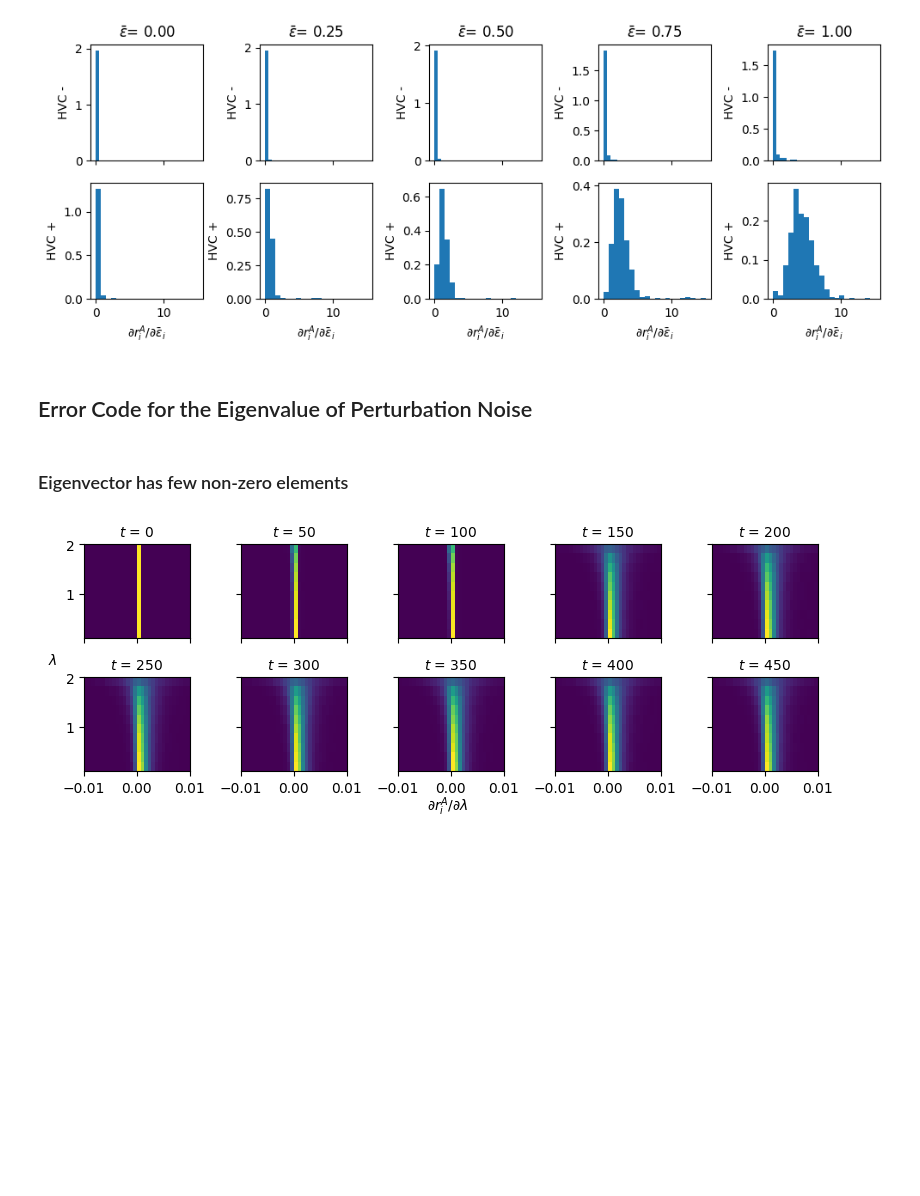
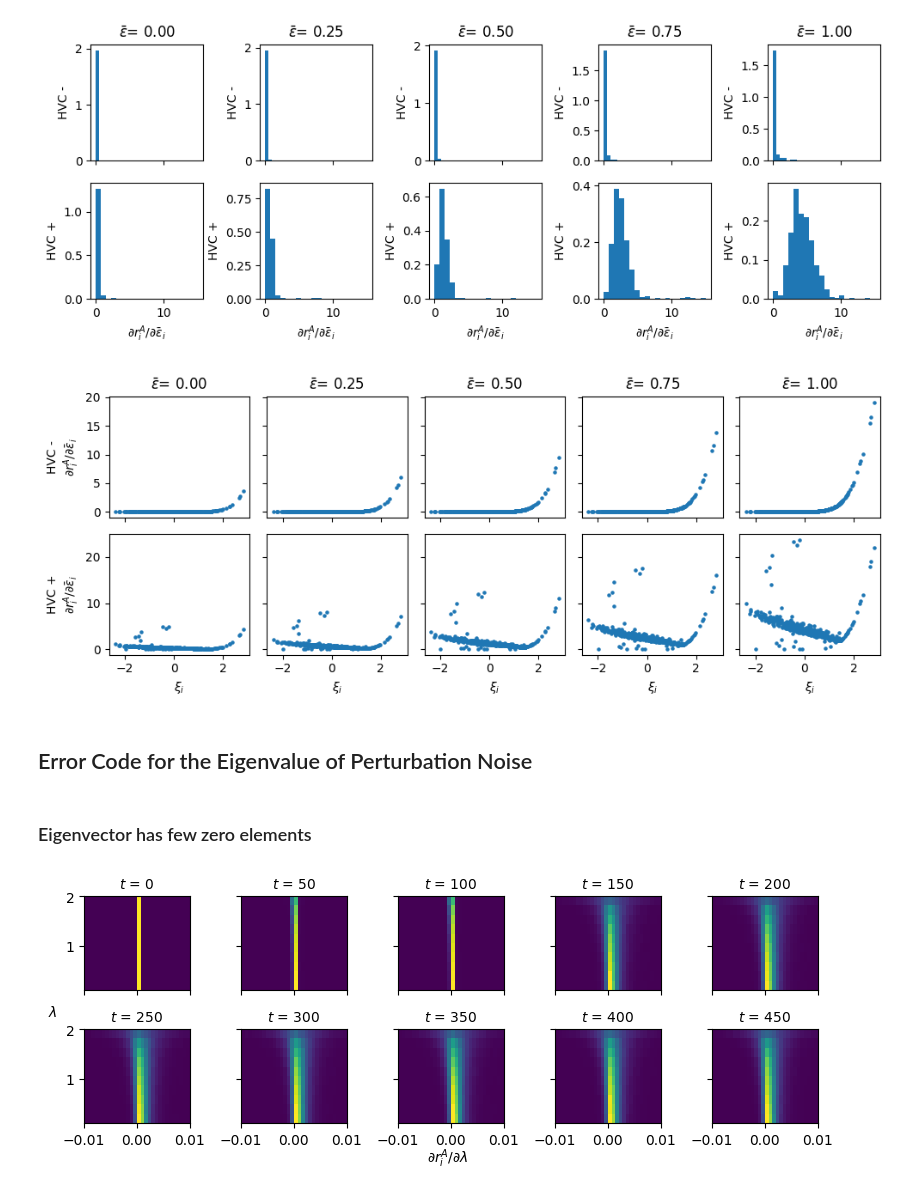
Before and after one commit to gongziyida/vocal-error-network, a Jupyter notebook: rec_wilson_cowan_error_code.ipynb, the cells around one changed output. Drawn from its saved outputs; the diff is of its cells as text; code cells hidden in the pictures; blank space fills up the shorter version.

```diff
--- a/rec_wilson_cowan_error_code.ipynb
+++ b/rec_wilson_cowan_error_code.ipynb
@@ -196,12 +144,24 @@ for i in range(len(eps0s)):
 fig.tight_layout()
 # %% [output]
 [figure]
+# %%
+fig, ax = plt.subplots(2, len(eps0s), sharex='all', sharey='row', figsize=(10, 4))
+for i in range(len(eps0s)):
+    ax[0,i].scatter(syl[0], np.diag(drA_deps[i, int(T_rend//2)-1]), s=5)
+    ax[1,i].scatter(syl[0], np.diag(drA_deps[i, -1]), s=5)
+    ax[0,i].set(title=r'$\bar \epsilon$' + '= %.2f' % eps0s[i])
+    ax[1,i].set(xlabel=r'$\xi_i$')
+ax[0,0].set(ylabel='HVC -\n' + r'$\partial r^A_i / \partial \bar \epsilon_i$')
+ax[1,0].set(ylabel='HVC +\n' + r'$\partial r^A_i / \partial \bar \epsilon_i$')
+fig.tight_layout()
+# %% [output]
+[figure, added]
 # %% [markdown]
 ## Error Code for the Eigenvalue of Perturbation Noise
 # %%
 perturb = 0
 # %% [markdown]
-### Eigenvector has few non-zero elements
+### Eigenvector has few zero elements
 # %%
 Aiv0, I0 = np.ones(N_Aiv), 1
 _T_rend, rep = 500, 30 # repeat x times
```
Also changed, not shown: parts of 9 cells of this notebook, 1 other file.
